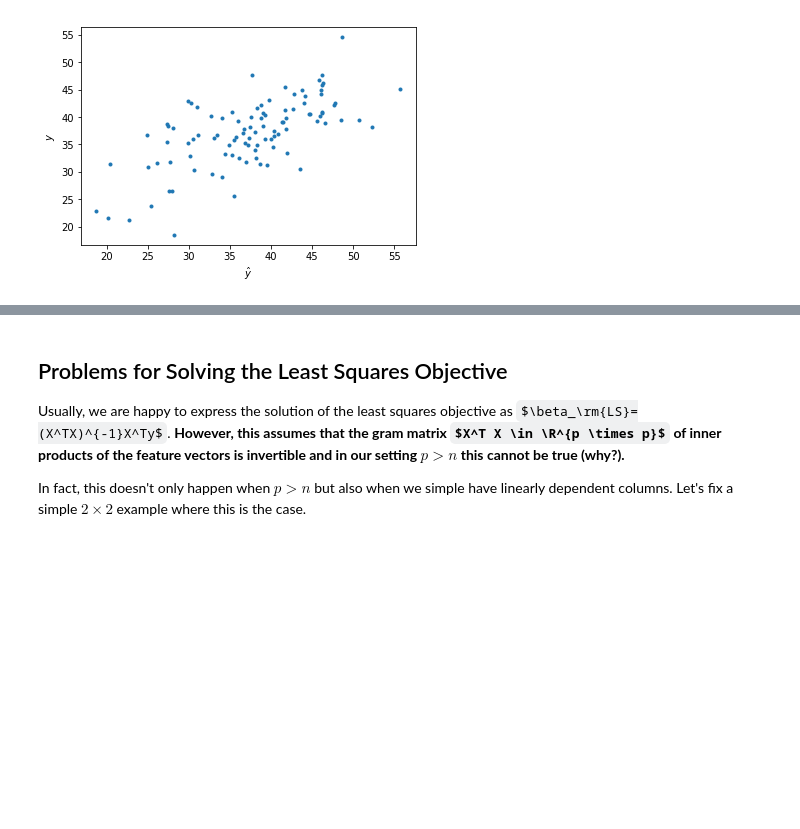
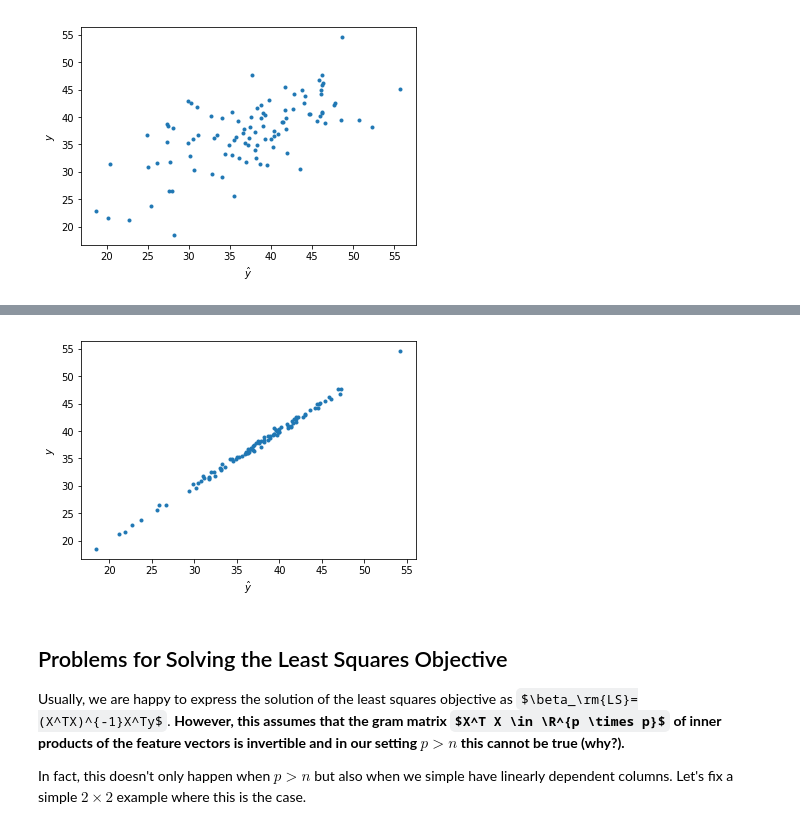
Before and after one commit to marioboley/learning_with_many_features, a Jupyter notebook: corr_learning.ipynb, the cells around one changed output, grey strips where cells are left out. Saved outputs shown, nothing was run; the diff lists cells and outputs as text; code cells hidden in the pictures; some formulas as TeX source; blank space fills up the shorter version.

Commit message:
added sis and sparse model selection

```diff
--- a/corr_learning.ipynb
+++ b/corr_learning.ipynb
@@ -226,3 +226,15 @@ plt.ylabel('$y$')
 plt.show()
 # %% [output]
 [figure]
+# %%
+from sklearn.linear_model import OrthogonalMatchingPursuit
+
+X = planets.iloc[:,1:]
+X_test = test.iloc[:,1:]
+
+omp = OrthogonalMatchingPursuit(8, fit_intercept=True, normalize=False)
+omp.fit(X, y)
+
+omp.predict(X_test)
+
+[('1', omp.intercept_)]+[(f, w) for (f,w) in zip(X, np.around(omp.coef_, 1)) if w != 0], omp.score(X, y), omp.score(X_test, y_test)
@@ -229,3 +252,10 @@ plt.show()
+# %%
+plt.scatter(omp.predict(X_test), y_test, marker='.')
+plt.xlabel(r'$\hat{y}$')
+plt.ylabel('$y$')
+plt.show()
+# %% [output]
+[figure, added]
 # %% [markdown]
 ## Problems for Solving the Least Squares Objective
 
```
Also changed, not shown: parts of 3 cells of this notebook.
